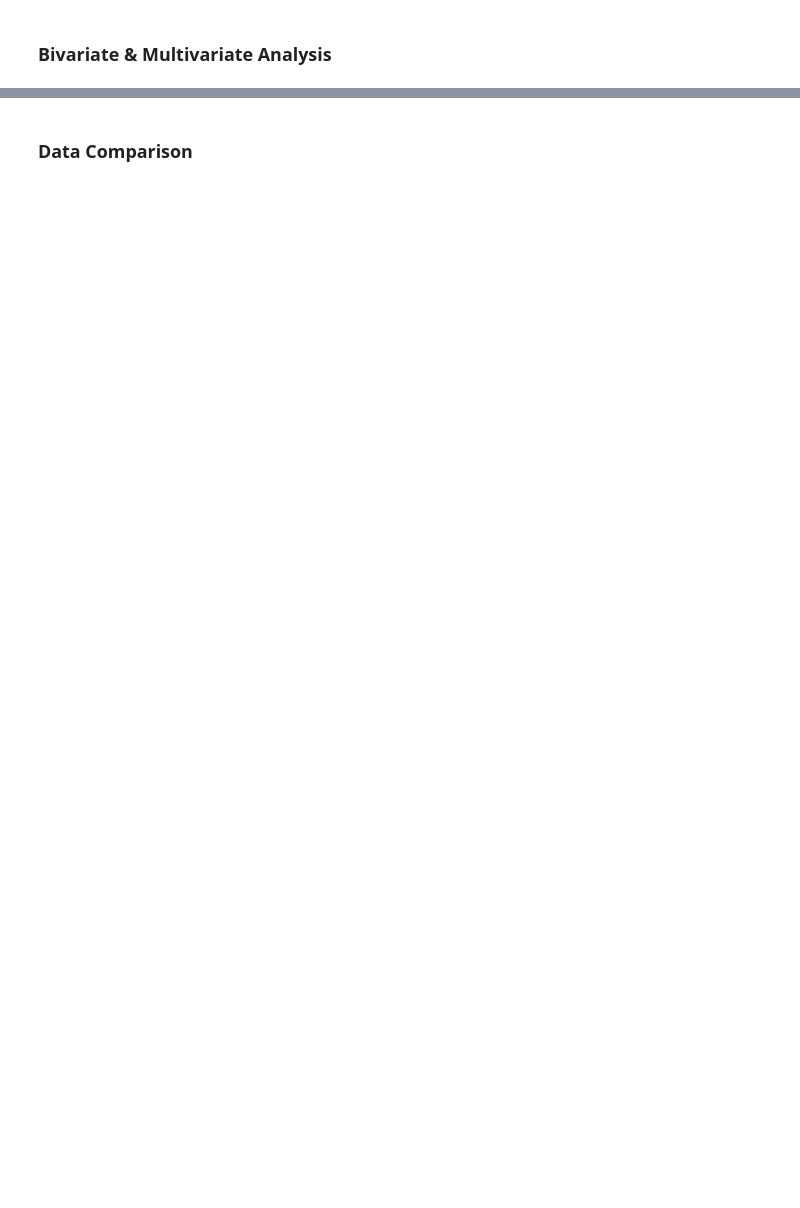
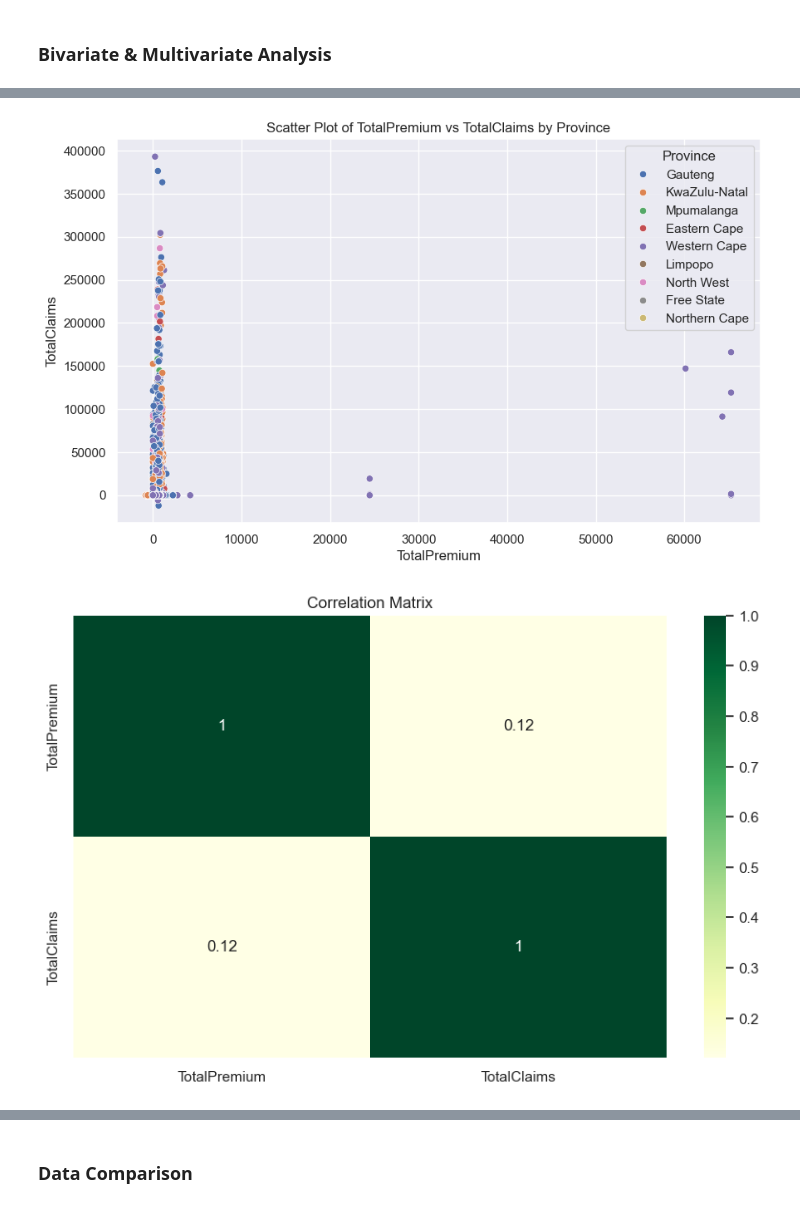
Before and after one commit to getahunTiruneh/AlphaCare-Insurance-Solutions, a Jupyter notebook: notebooks/descriptive-data-analysis.ipynb, the cells around one changed output, grey strips where cells are left out. Drawn from its saved outputs; the diff is of its cells as text; code cells hidden in the pictures; blank space fills up the shorter version.

```diff
--- a/notebooks/descriptive-data-analysis.ipynb
+++ b/notebooks/descriptive-data-analysis.ipynb
@@ -110,0 +195,5 @@ eda.plot_bivariate_analysis(df, 'TotalPremium', 'TotalClaims', 'PostalCode')
+# %%
+eda.plot_bivariate_analysis(df,'TotalPremium', 'TotalClaims', 'Province')
+# %% [output]
+[figure, added]
+[figure, added]
```
Also changed, not shown: parts of 28 cells of this notebook.
